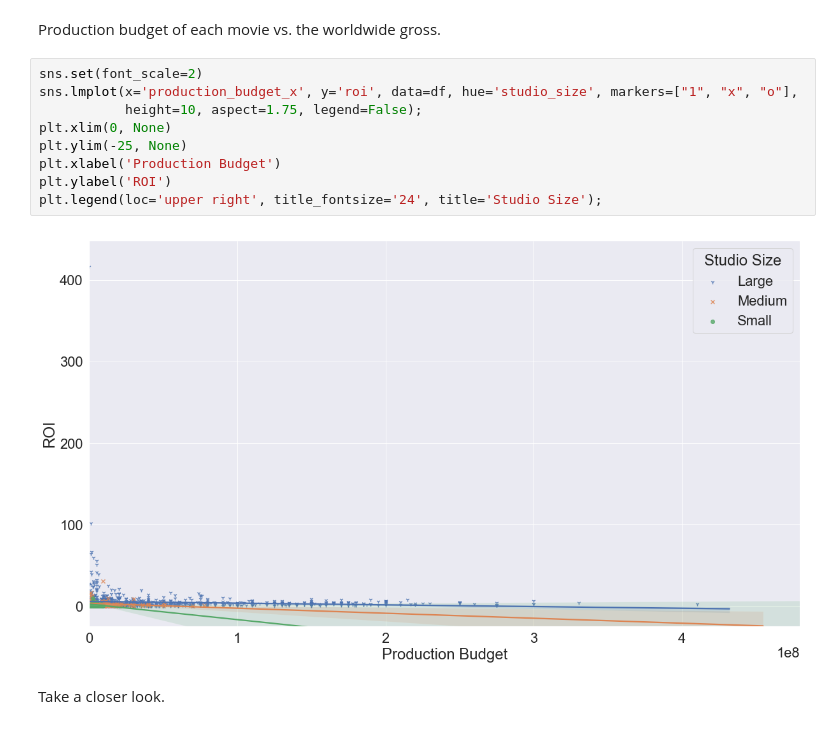
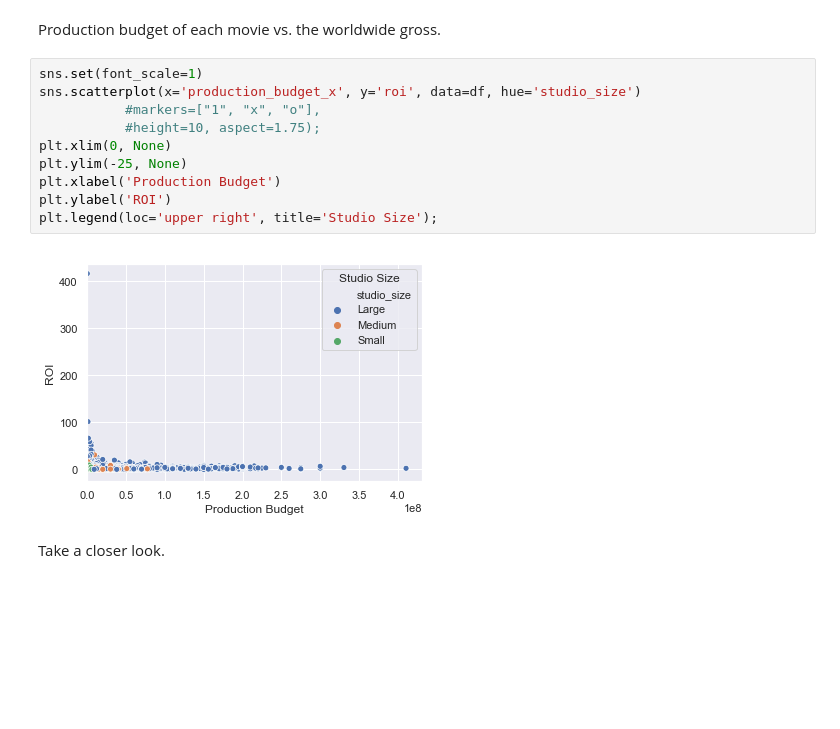
Before and after one commit to StevenDye/FIS-Mod1-Project, a Jupyter notebook: project/SD_Data_Visualization.ipynb, the cells around one changed output. Drawn from its saved outputs; the diff is of its cells as text; blank space fills up the shorter version.

```diff
--- a/project/SD_Data_Visualization.ipynb
+++ b/project/SD_Data_Visualization.ipynb
@@ -76,16 +76,17 @@ Obvious rounding artificats.
 # %% [markdown]
 Production budget of each movie vs. the worldwide gross.
 # %%
-sns.set(font_scale=2)
-sns.lmplot(x='production_budget_x', y='roi', data=df, hue='studio_size', markers=["1", "x", "o"],
-           height=10, aspect=1.75, legend=False);
+sns.set(font_scale=1)
+sns.scatterplot(x='production_budget_x', y='roi', data=df, hue='studio_size')
+           #markers=["1", "x", "o"],
+           #height=10, aspect=1.75);
 plt.xlim(0, None)
 plt.ylim(-25, None)
 plt.xlabel('Production Budget')
 plt.ylabel('ROI')
-plt.legend(loc='upper right', title_fontsize='24', title='Studio Size');
+plt.legend(loc='upper right', title='Studio Size');
 # %% [output]
-[figure, old version]
+[figure, new version]
 # %% [markdown]
 Take a closer look.
 # %%
```
Also changed, not shown: parts of 7 cells of this notebook, 1 other file.
